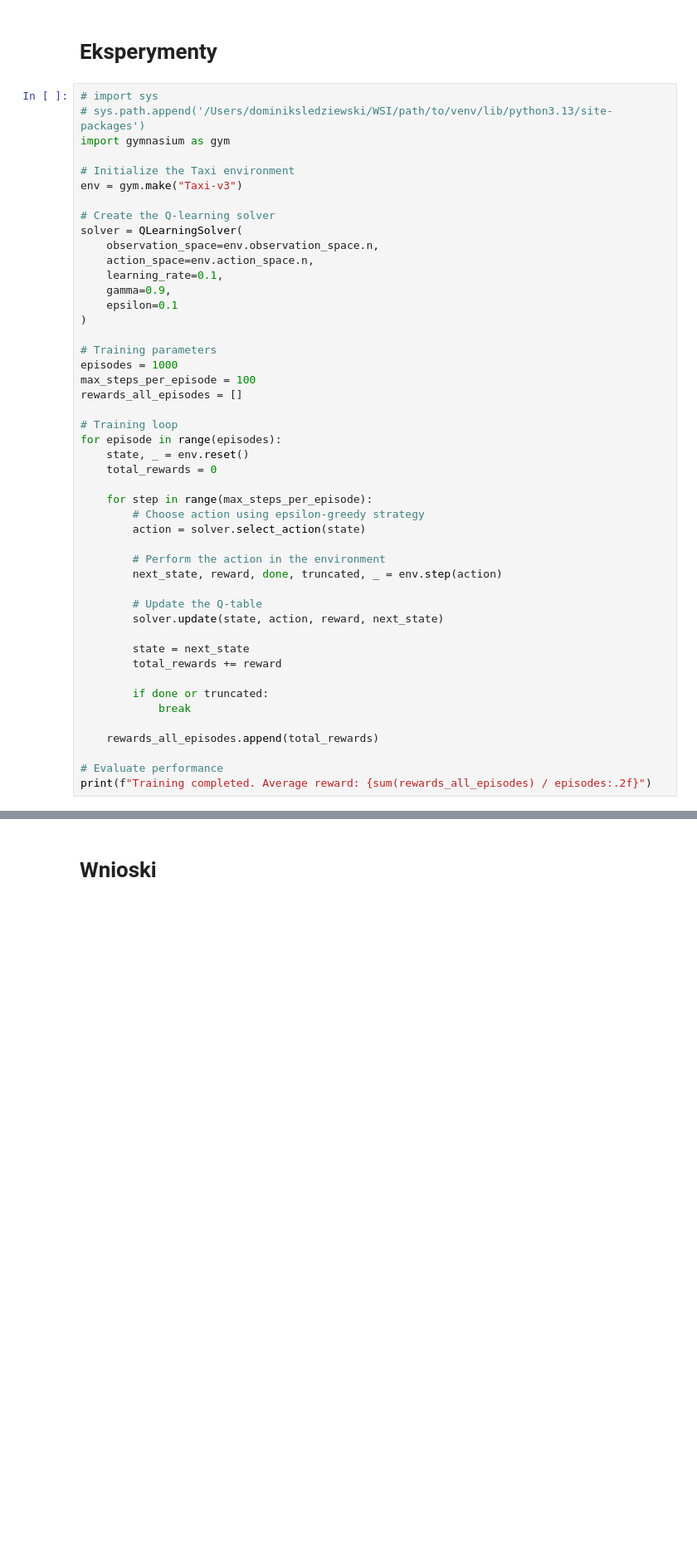
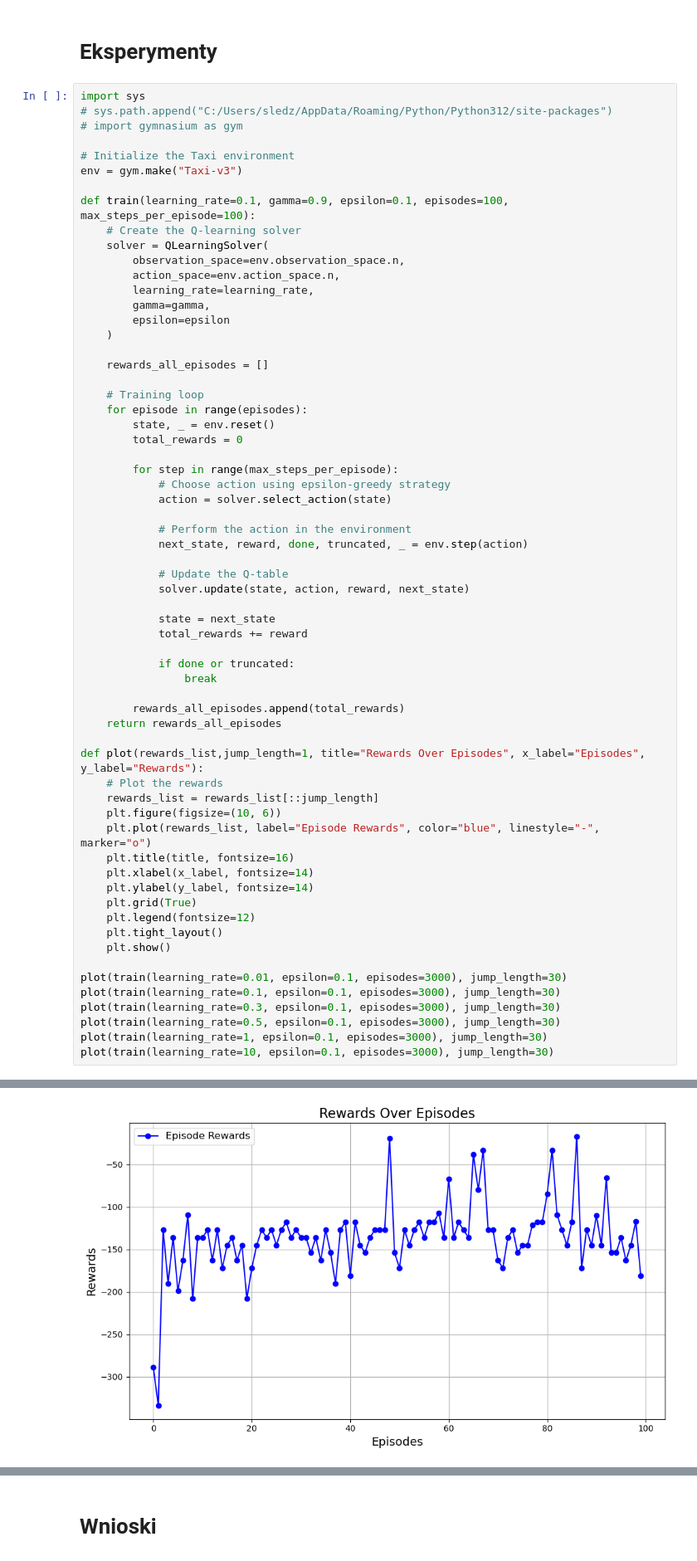
Before and after one commit to Alveaenerle/WSI, a Jupyter notebook: exercise_6/zad6.ipynb, the cells around one changed output, grey strips where cells are left out. Shown at 83% size. Cells and saved outputs as stored; diff of their text form; blank space fills up the shorter version.

```diff
--- a/exercise_6/zad6.ipynb
+++ b/exercise_6/zad6.ipynb
@@ -80,50 +78,66 @@ class QLearningSolver:
 # %% [markdown]
 # Eksperymenty
 # %%
-# import sys
-# sys.path.append('/Users/dominiksledziewski/WSI/path/to/venv/lib/python3.13/site-packages')
-import gymnasium as gym
+import sys
+# sys.path.append("C:/Users/sledz/AppData/Roaming/Python/Python312/site-packages")
+# import gymnasium as gym
 
 # Initialize the Taxi environment
 env = gym.make("Taxi-v3")
 
-# Create the Q-learning solver
-solver = QLearningSolver(
-    observation_space=env.observation_space.n,
-    action_space=env.action_space.n,
-    learning_rate=0.1,
-    gamma=0.9,
-    epsilon=0.1
-)
+def train(learning_rate=0.1, gamma=0.9, epsilon=0.1, episodes=100, max_steps_per_episode=100):
+    # Create the Q-learning solver
+    solver = QLearningSolver(
+        observation_space=env.observation_space.n,
+        action_space=env.action_space.n,
+        learning_rate=learning_rate,
+        gamma=gamma,
+        epsilon=epsilon
+    )
 
-# Training parameters
-episodes = 1000
-max_steps_per_episode = 100
-rewards_all_episodes = []
+    rewards_all_episodes = []
 
-# Training loop
-for episode in range(episodes):
-    state, _ = env.reset()
-    total_rewards = 0
+    # Training loop
+    for episode in range(episodes):
+        state, _ = env.reset()
+        total_rewards = 0
 
-    for step in range(max_steps_per_episode):
-        # Choose action using epsilon-greedy strategy
-        action = solver.select_action(state)
+        for step in range(max_steps_per_episode):
+            # Choose action using epsilon-greedy strategy
+            action = solver.select_action(state)
 
-        # Perform the action in the environment
-        next_state, reward, done, truncated, _ = env.step(action)
+            # Perform the action in the environment
+            next_state, reward, done, truncated, _ = env.step(action)
 
-        # Update the Q-table
-        solver.update(state, action, reward, next_state)
+            # Update the Q-table
+            solver.update(state, action, reward, next_state)
 
-        state = next_state
-        total_rewards += reward
+            state = next_state
+            total_rewards += reward
 
-        if done or truncated:
-            break
+            if done or truncated:
+                break
 
-    rewards_all_episodes.append(total_rewards)
+        rewards_all_episodes.append(total_rewards)
+    return rewards_all_episodes
 
-# Evaluate performance
-print(f"Training completed. Average reward: {sum(rewards_all_episodes) / episodes:.2f}")
+def plot(rewards_list,jump_length=1, title="Rewards Over Episodes", x_label="Episodes", y_label="Rewards"):
+    # Plot the rewards
+    rewards_list = rewards_list[::jump_length]
+    plt.figure(figsize=(10, 6))
+    plt.plot(rewards_list, label="Episode Rewards", color="blue", linestyle="-", marker="o")
+    plt.title(title, fontsize=16)
+    plt.xlabel(x_label, fontsize=14)
+    plt.ylabel(y_label, fontsize=14)
+    plt.grid(True)
+    plt.legend(fontsize=12)
+    plt.tight_layout()
+    plt.show()
+
+plot(train(learning_rate=0.01, epsilon=0.1, episodes=3000), jump_length=30)
+plot(train(learning_rate=0.1, epsilon=0.1, episodes=3000), jump_length=30)
+plot(train(learning_rate=0.3, epsilon=0.1, episodes=3000), jump_length=30)
+plot(train(learning_rate=0.5, epsilon=0.1, episodes=3000), jump_length=30)
+plot(train(learning_rate=1, epsilon=0.1, episodes=3000), jump_length=30)
+plot(train(learning_rate=10, epsilon=0.1, episodes=3000), jump_length=30)
 # %% [output]
@@ -130,0 +144 @@ Training completed. Average reward: -103.92
+[figure, added]
```
Also changed, not shown: parts of 2 cells of this notebook.
